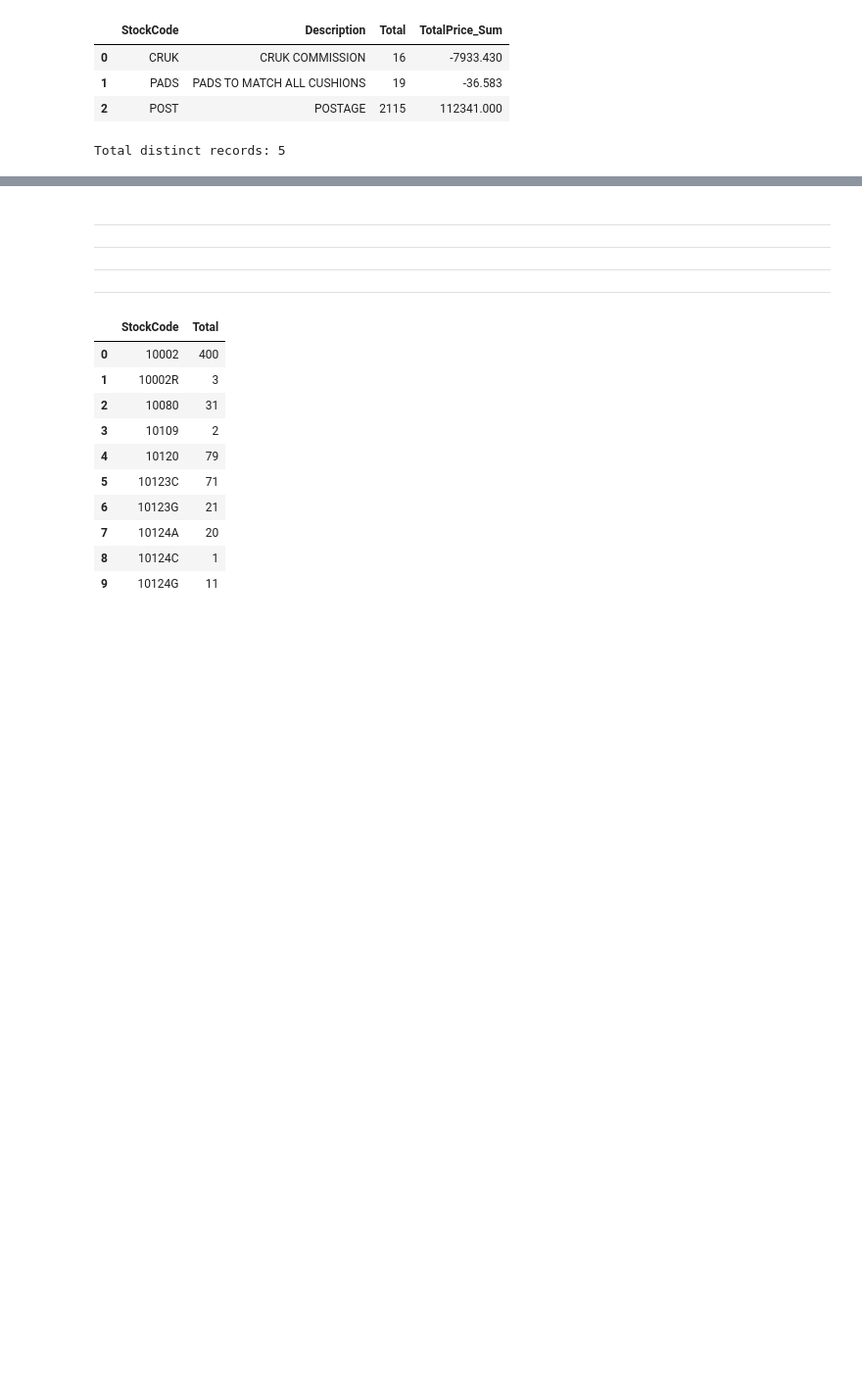
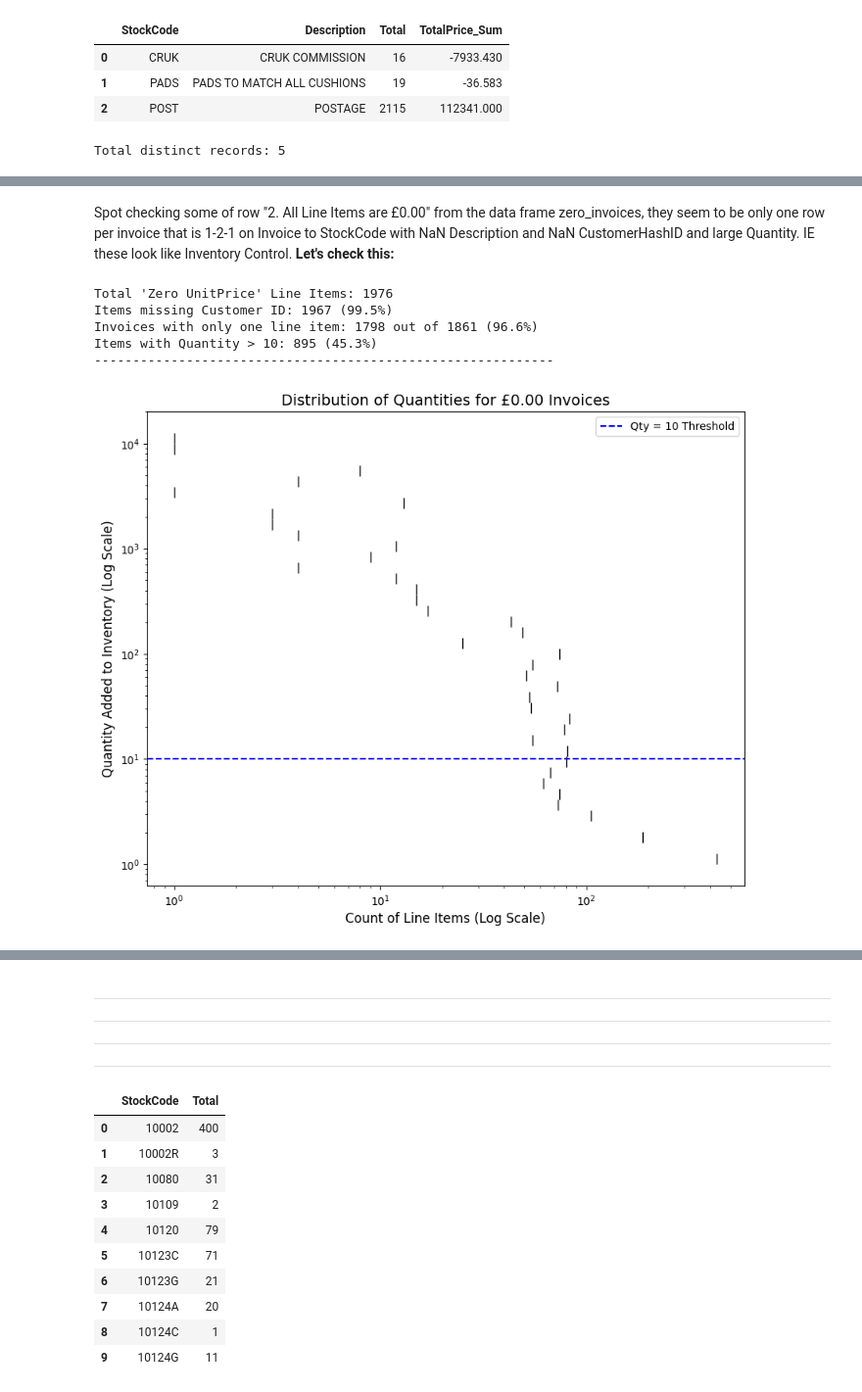
Before and after one commit to sachaplaye/rfm-lifecycle-segmentation, a Jupyter notebook: notebooks/2_data_exploration_information_share.ipynb, the cells around one changed output, grey strips where cells are left out. Shown at 98% size. Drawn from its saved outputs; the diff is of its cells as text; code cells hidden in the pictures; blank space fills up the shorter version.

Commit message:
Ecommerce_Segmentation/CU-869czjx7m-Invesitgation into Stock Control

```diff
--- a/notebooks/2_data_exploration_information_share.ipynb
+++ b/notebooks/2_data_exploration_information_share.ipynb
@@ -550,7 +550,7 @@ conditions = [
     df_cleansed_retail_orders['StockCode'].str.startswith('GIFT')     # Catches all GIFT 0001 spellings
 ]
 
-# 2. Define the results for LineItemType, eg M -> 'MANUAL'
+# 2. Define the results for StockCodeType, eg M -> 'MANUAL'
 choices = [
     'ADJUST BAD DEBT',
     'DISCOUNT',
@@ -567,13 +567,13 @@ choices = [
     'GIFT VOUCHER'
 ]
 
-# 3. Apply to LineItemType and default the rest of the Stock Codes to 'PRODUCT'
-df_cleansed_retail_orders['LineItemType'] = np.select(
+# 3. Apply to StockCodeType and default the rest of the Stock Codes to 'PRODUCT'
+df_cleansed_retail_orders['StockCodeType'] = np.select(
     condlist=conditions,
     choicelist=choices,
     default='PRODUCT'
 )
 
 # Check the results
-# Check_cleanse_2 = df_cleansed_retail_orders[['StockCode', 'LineItemType']].drop_duplicates().sort_values('LineItemType')
-# display(Check_cleanse_2)
+Check_cleanse_2 = df_cleansed_retail_orders[['StockCode', 'StockCodeType']].drop_duplicates().sort_values('StockCodeType')
+display(Check_cleanse_2.head(5))
@@ -579,0 +1096,50 @@ df_cleansed_retail_orders['LineItemType'] = np.select(
+# %% [markdown]
+Spot checking some of row "2. All Line Items are £0.00" from the data frame zero_invoices, they seem to be only one row per invoice that is 1-2-1 on Invoice to StockCode with NaN Description and NaN CustomerHashID and large Quantity. IE these look like Inventory Control. **Let's check this:**
+# %%
+import matplotlib.pyplot as plt
+import seaborn as sns
+
+# 1. Get the line items for the zero charge invoices
+zero_invoice_list = zero_invoices['Invoice'].tolist()
+df_zero_items = df_cleansed_retail_orders[df_cleansed_retail_orders['Invoice'].isin(zero_invoice_list)]
+
+# --- Check if these are Warehouse ---
+
+# Check how many of these lack a CustomerHashID
+missing_customer_count = df_zero_items['CustomerHashID'].isna().sum()
+df_zero_items = df_cleansed_retail_orders[df_cleansed_retail_orders['Invoice'].isin(zero_invoice_list)]
+total_zeroed_items = len(df_zero_items)
+print(f"Total 'Zero UnitPrice' Line Items: {total_zeroed_items}")
+print(f"Items missing Customer ID: {missing_customer_count} ({(missing_customer_count/total_zeroed_items)*100:.1f}%)")
+
+# Check if Invoice to StockCode is "One-to-One"
+items_per_invoice = df_zero_items.groupby('Invoice').size()
+single_item_invoices = (items_per_invoice == 1).sum()
+total_zeroed_invs = len(items_per_invoice)
+print(f"Invoices with only one line item: {single_item_invoices} out of {total_zeroed_invs} ({(single_item_invoices/total_zeroed_invs)*100:.1f}%)")
+
+# Check Quantity thresholds
+qty_over_10 = (df_zero_items['Quantity'] > 10).sum()
+print(f"Items with Quantity > 10: {qty_over_10} ({(qty_over_10/total_zeroed_items)*100:.1f}%)")
+print("-" * 60)
+
+# --- Graph: Quantity Distribution ---
+
+plt.figure(figsize=(10, 8))
+# Use histogram with log scale to handle large numbers
+ax = sns.histplot(data=df_zero_items, y='Quantity', bins=40, log_scale=(True, True))
+plt.title('Distribution of Quantities for £0.00 Invoices', fontsize=14)
+plt.ylabel('Quantity Added to Inventory (Log Scale)', fontsize=12)
+plt.xlabel('Count of Line Items (Log Scale)', fontsize=12)
+
+# Add a horizontal line at 10 to visually separate larger quantities that could indicate warehouse adjustments
+plt.axhline(10, color='blue', linestyle='--', label='Qty = 10 Threshold')
+plt.legend()
+plt.show()
+# %% [output]
+Total 'Zero UnitPrice' Line Items: 1976
+Items missing Customer ID: 1967 (99.5%)
+Invoices with only one line item: 1798 out of 1861 (96.6%)
+Items with Quantity > 10: 895 (45.3%)
+------------------------------------------------------------
+[figure, added]
```
Also changed, not shown: parts of 17 cells of this notebook, 1 other file.
